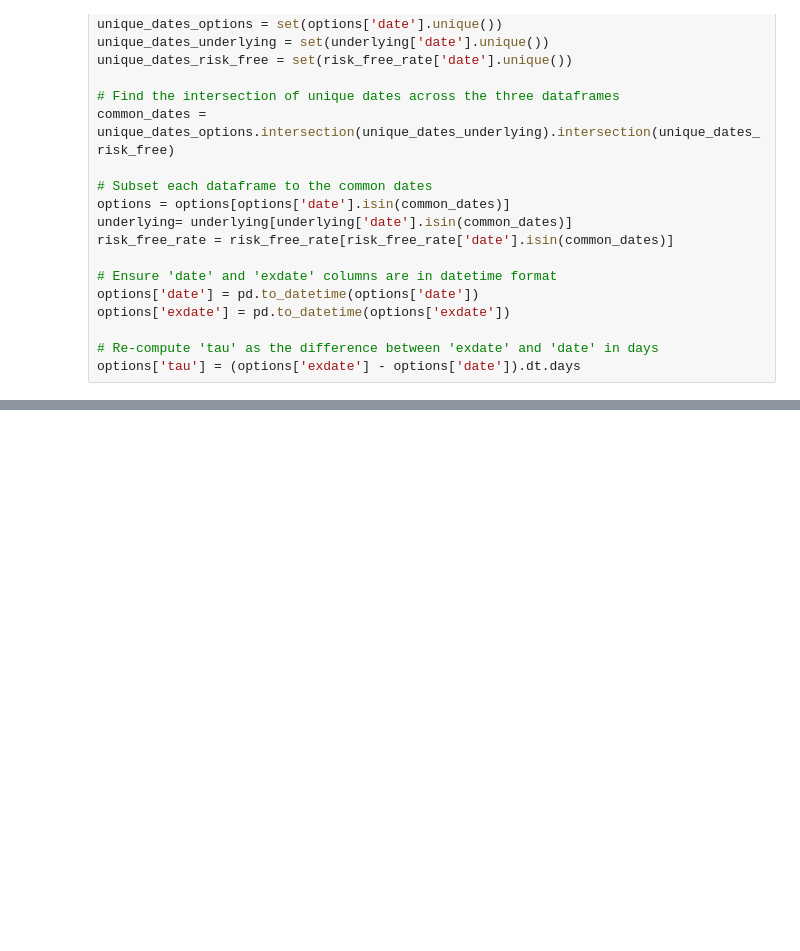
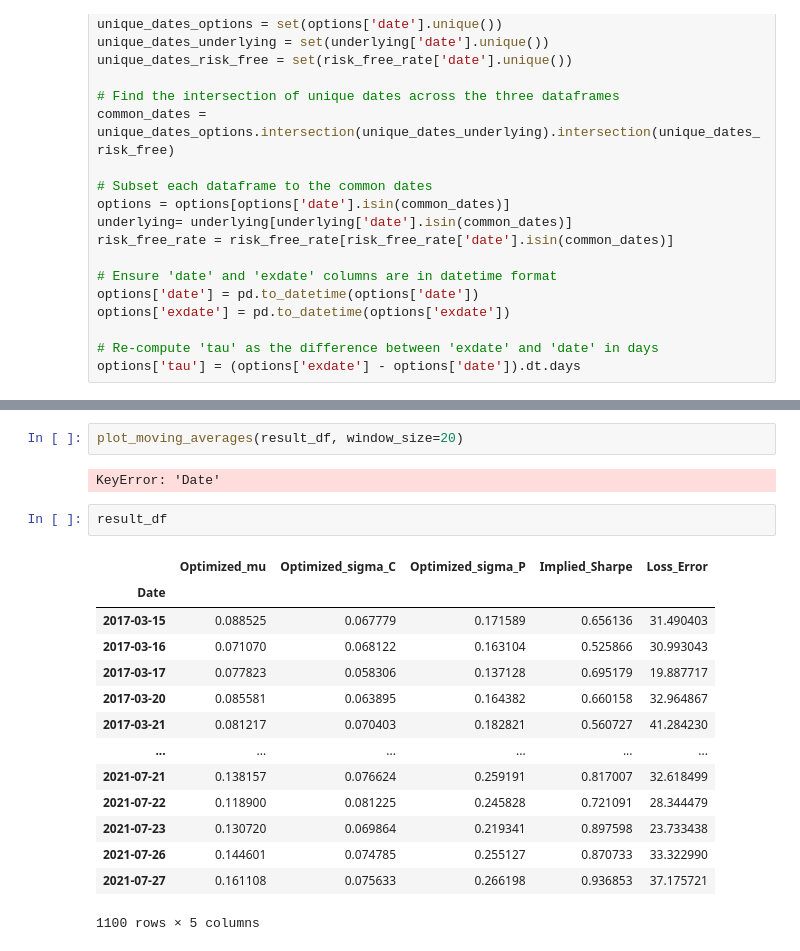
Before and after one commit to patjshultz/bs_two_IV, a Jupyter notebook: sharpe_two_sigma.ipynb, the cells around one changed output, grey strips where cells are left out. Saved outputs shown, nothing was run; the diff lists cells and outputs as text; blank space fills up the shorter version.

```diff
--- a/sharpe_two_sigma.ipynb
+++ b/sharpe_two_sigma.ipynb
@@ -411,0 +437,21 @@ plot_implied_sharpe_results(result_df)
+# %%
+plot_moving_averages(result_df, window_size=20)
+# %% [output]
+KeyError: 'Date'
+# %%
+result_df
+# %% [output]
+|  | Optimized_mu | Optimized_sigma_C | Optimized_sigma_P | Implied_Sharpe | Loss_Error |
+| Date |  |  |  |  |  |
+| 2017-03-15 | 0.088525 | 0.067779 | 0.171589 | 0.656136 | 31.490403 |
+| 2017-03-16 | 0.071070 | 0.068122 | 0.163104 | 0.525866 | 30.993043 |
+| 2017-03-17 | 0.077823 | 0.058306 | 0.137128 | 0.695179 | 19.887717 |
+| 2017-03-20 | 0.085581 | 0.063895 | 0.164382 | 0.660158 | 32.964867 |
+| 2017-03-21 | 0.081217 | 0.070403 | 0.182821 | 0.560727 | 41.284230 |
+| ... | ... | ... | ... | ... | ... |
+| 2021-07-21 | 0.138157 | 0.076624 | 0.259191 | 0.817007 | 32.618499 |
+| 2021-07-22 | 0.118900 | 0.081225 | 0.245828 | 0.721091 | 28.344479 |
+| 2021-07-23 | 0.130720 | 0.069864 | 0.219341 | 0.897598 | 23.733438 |
+| 2021-07-26 | 0.144601 | 0.074785 | 0.255127 | 0.870733 | 33.322990 |
+| 2021-07-27 | 0.161108 | 0.075633 | 0.266198 | 0.936853 | 37.175721 |
+1100 rows × 5 columns
```
Also changed, not shown: parts of 4 cells of this notebook, 3 other files.
